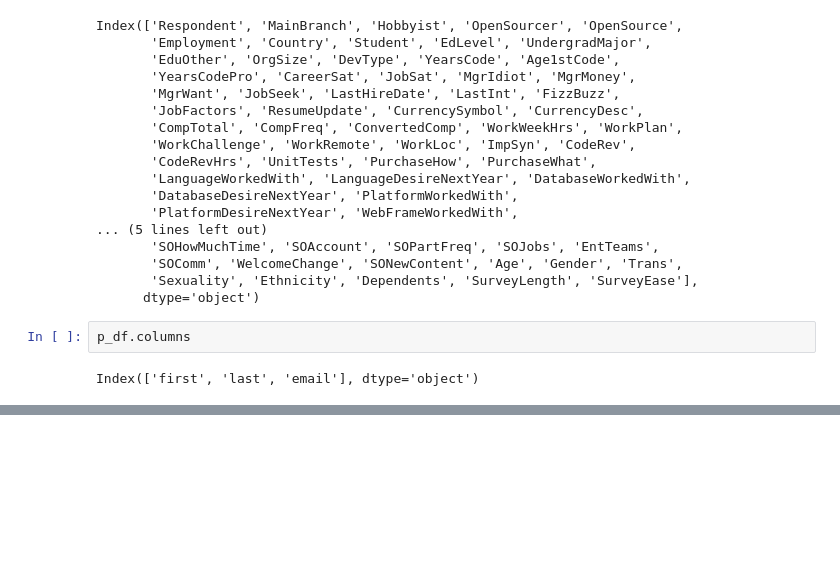
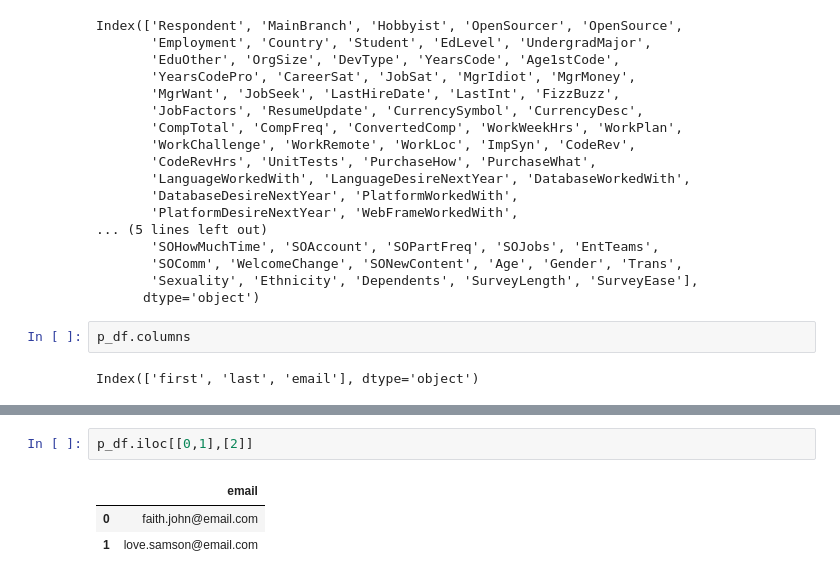
Before and after one commit to Leziga-Bakor/Advanced_Python, a Jupyter notebook: Pandas/pandas demo.ipynb, the cells around one changed output, grey strips where cells are left out. Drawn from its saved outputs; the diff is of its cells as text; blank space fills up the shorter version.

```diff
--- a/Pandas/pandas demo.ipynb
+++ b/Pandas/pandas demo.ipynb
@@ -134,0 +142,6 @@ Index(['first', 'last', 'email'], dtype='object')
+# %%
+p_df.iloc[[0,1],[2]]
+# %% [output]
+|  | email |
+| 0 | faith.john@email.com |
+| 1 | love.samson@email.com |
```
Also changed, not shown: parts of 4 cells of this notebook.
